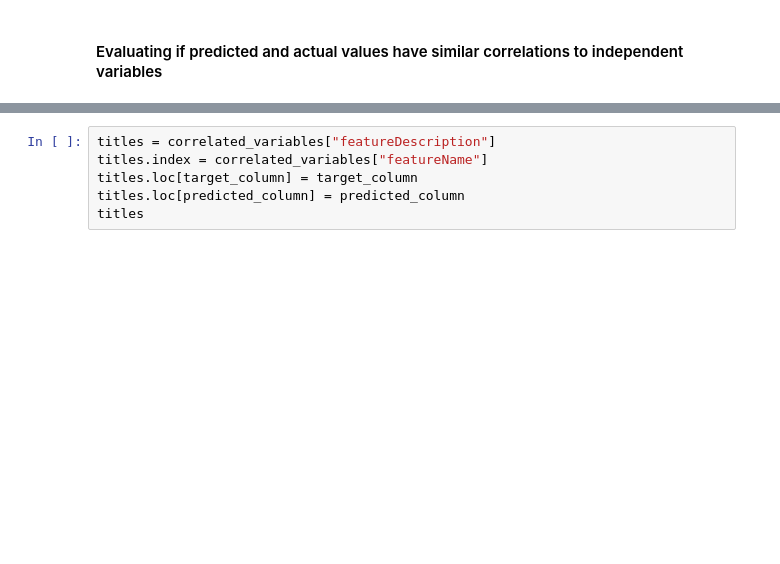
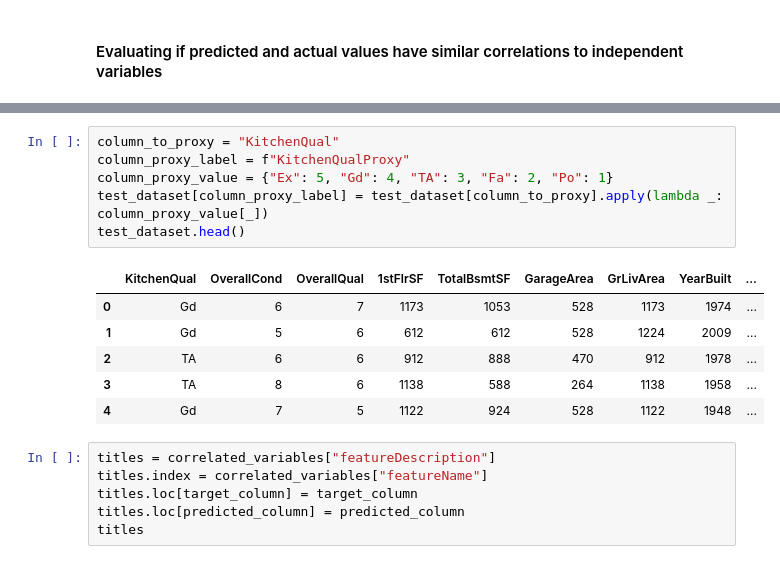
Before and after one commit to fokhrun/heritage_housing, a Jupyter notebook: jupyter_notebooks/model_training.ipynb, the cells around one changed output, grey strips where cells are left out. Drawn from its saved outputs; the diff is of its cells as text; blank space fills up the shorter version.

```diff
--- a/jupyter_notebooks/model_training.ipynb
+++ b/jupyter_notebooks/model_training.ipynb
@@ -697,3 +710,16 @@ test_dataset.head()
+# %%
+column_to_proxy = "KitchenQual"
+column_proxy_label = f"KitchenQualProxy"
+column_proxy_value = {"Ex": 5, "Gd": 4, "TA": 3, "Fa": 2, "Po": 1}
+test_dataset[column_proxy_label] = test_dataset[column_to_proxy].apply(lambda _: column_proxy_value[_])
+test_dataset.head()
+# %% [output]
+|  | KitchenQual | OverallCond | OverallQual | 1stFlrSF | TotalBsmtSF | GarageArea | GrLivArea | YearBuilt | ... |
+| 0 | Gd | 6 | 7 | 1173 | 1053 | 528 | 1173 | 1974 | ... |
+| 1 | Gd | 5 | 6 | 612 | 612 | 528 | 1224 | 2009 | ... |
+| 2 | TA | 6 | 6 | 912 | 888 | 470 | 912 | 1978 | ... |
+| 3 | TA | 8 | 6 | 1138 | 588 | 264 | 1138 | 1958 | ... |
+| 4 | Gd | 7 | 5 | 1122 | 924 | 528 | 1122 | 1948 | ... |
 # %%
 titles = correlated_variables["featureDescription"]
 titles.index = correlated_variables["featureName"]
```
Also changed, not shown: parts of 13 cells of this notebook, 3 other files.
